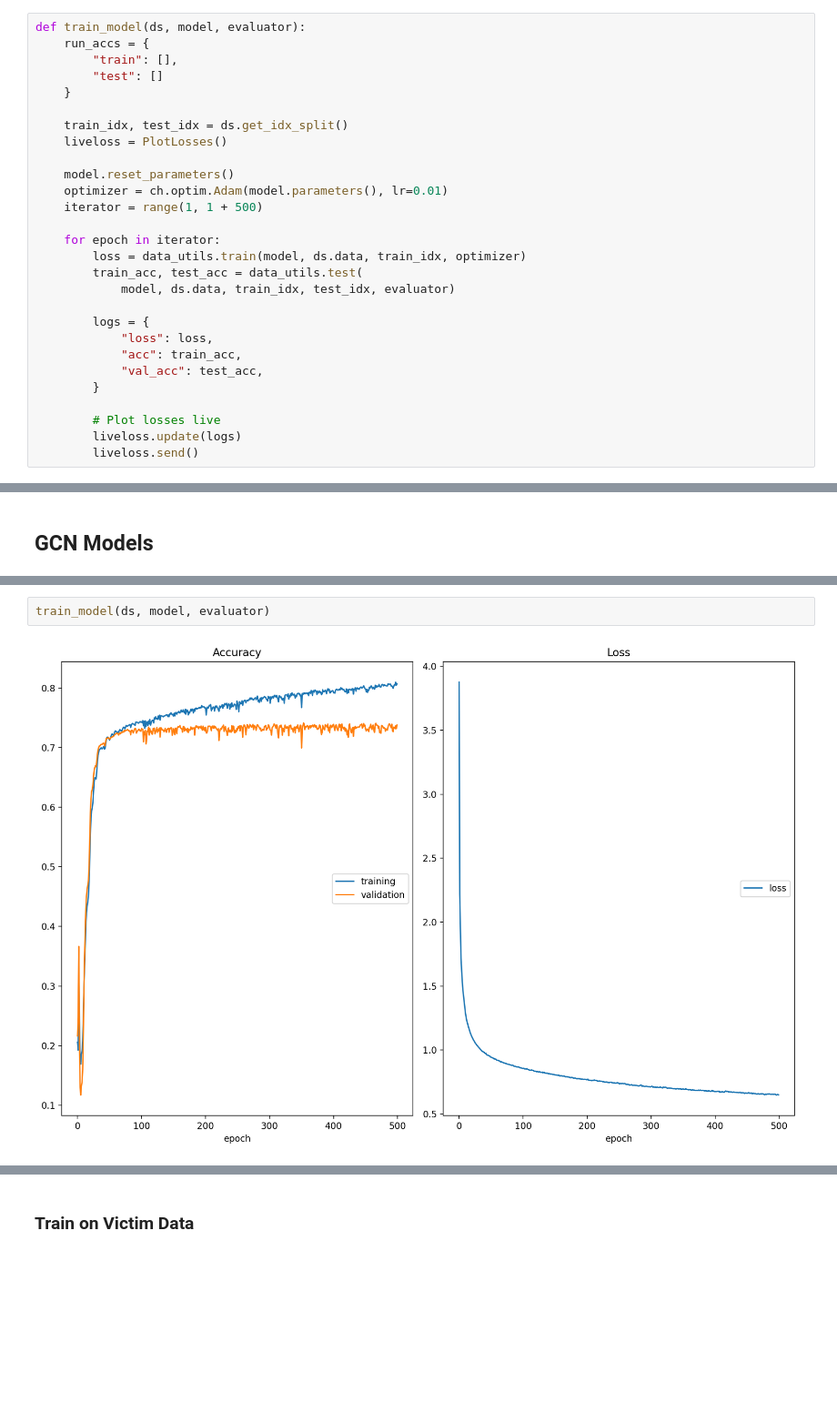
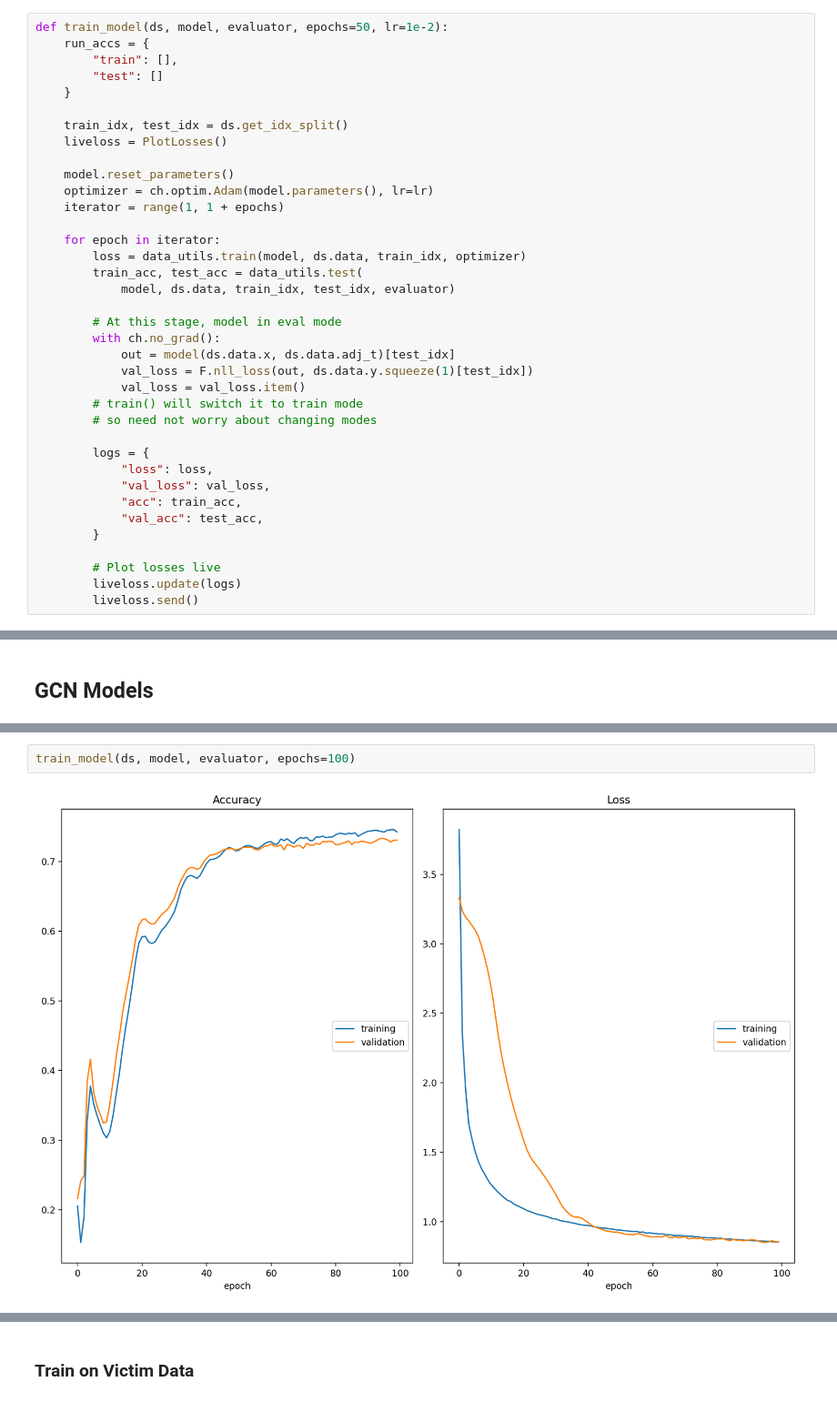
Before and after one commit to iamgroot42/FormEstDistRisks, a Jupyter notebook: gcn/Graph Visualization.ipynb, the cells around one changed output, grey strips where cells are left out. Shown: that part at 91% size. Cells and saved outputs as stored; diff of their text form; blank space fills up the shorter version.

```diff
--- a/gcn/Graph Visualization.ipynb
+++ b/gcn/Graph Visualization.ipynb
@@ -10,7 +13,7 @@ Using backend: pytorch
 device = f'cuda:{0}'
 device = ch.device(device)
 # %%
-def train_model(ds, model, evaluator):
+def train_model(ds, model, evaluator, epochs=50, lr=1e-2):
     run_accs = {
         "train": [],
         "test": []
@@ -20,16 +23,25 @@ def train_model(ds, model, evaluator):
     liveloss = PlotLosses()
 
     model.reset_parameters()
-    optimizer = ch.optim.Adam(model.parameters(), lr=0.01)
-    iterator = range(1, 1 + 500)
+    optimizer = ch.optim.Adam(model.parameters(), lr=lr)
+    iterator = range(1, 1 + epochs)
 
     for epoch in iterator:
         loss = data_utils.train(model, ds.data, train_idx, optimizer)
         train_acc, test_acc = data_utils.test(
             model, ds.data, train_idx, test_idx, evaluator)
 
+        # At this stage, model in eval mode
+        with ch.no_grad():
+            out = model(ds.data.x, ds.data.adj_t)[test_idx]
+            val_loss = F.nll_loss(out, ds.data.y.squeeze(1)[test_idx])
+            val_loss = val_loss.item()
+        # train() will switch it to train mode
+        # so need not worry about changing modes
+
         logs = {
             "loss": loss,
+            "val_loss": val_loss,
             "acc": train_acc,
             "val_acc": test_acc,
         }
@@ -57,5 +73,5 @@ time: 9.61 ms (started: 2021-03-11 17:44:11 -05:00)
 # %%
-train_model(ds, model, evaluator)
+train_model(ds, model, evaluator, epochs=100)
 # %% [output]
-[figure, old version]
+[figure, new version]
 Accuracy
```
Also changed, not shown: parts of 25 cells of this notebook, 5 other files.
